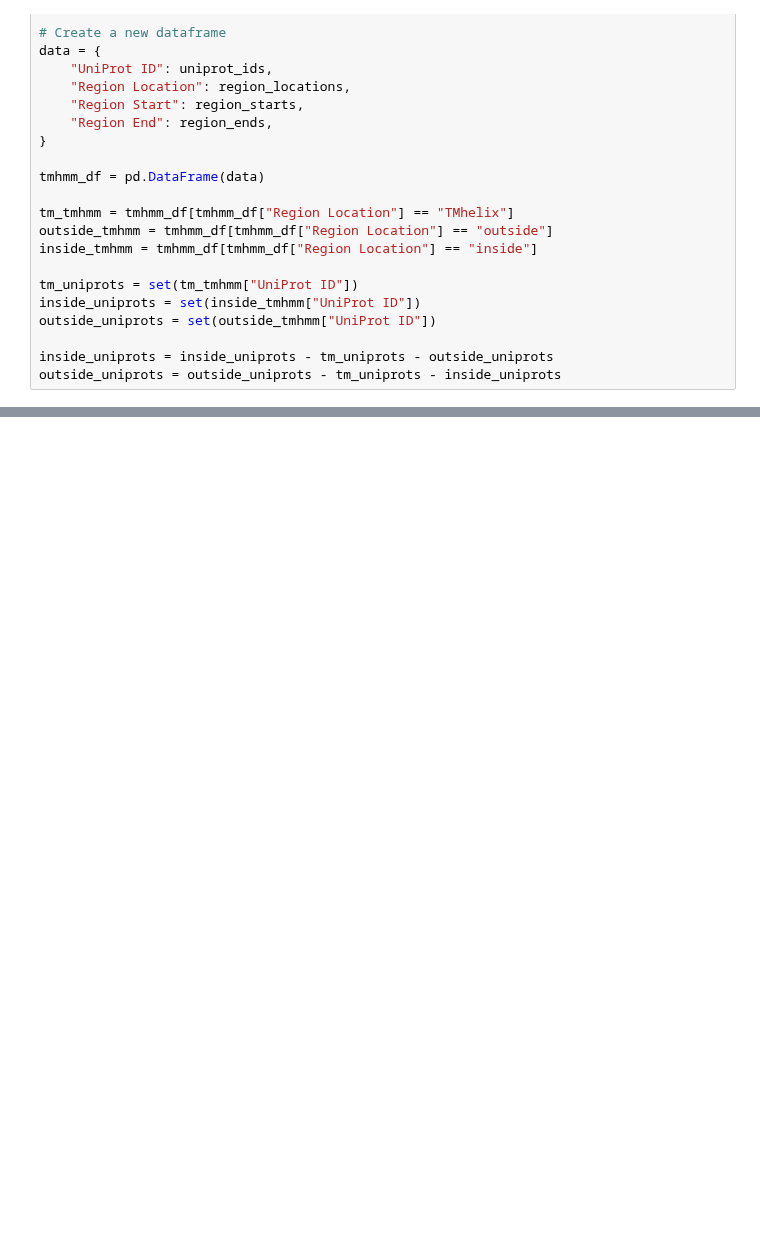
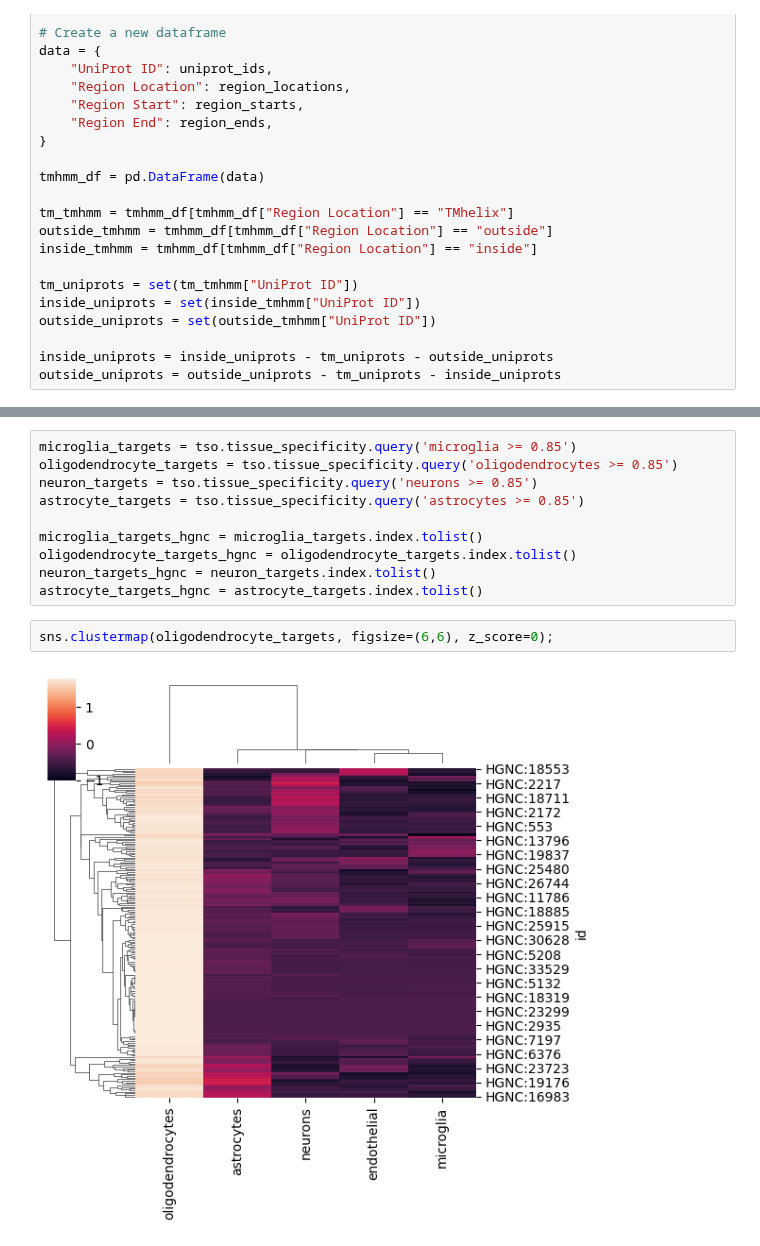
Before and after one commit to Walt-Lab/bdev_mass_spec, a Jupyter notebook: HT_analysis.ipynb, the cells around one changed output, grey strips where cells are left out. Drawn from its saved outputs; the diff is of its cells as text; blank space fills up the shorter version.

```diff
--- a/HT_analysis.ipynb
+++ b/HT_analysis.ipynb
@@ -158,0 +201,14 @@ len(outside_uniprots)
+# %%
+microglia_targets = tso.tissue_specificity.query('microglia >= 0.85')
+oligodendrocyte_targets = tso.tissue_specificity.query('oligodendrocytes >= 0.85')
+neuron_targets = tso.tissue_specificity.query('neurons >= 0.85')
+astrocyte_targets = tso.tissue_specificity.query('astrocytes >= 0.85')
+
+microglia_targets_hgnc = microglia_targets.index.tolist()
+oligodendrocyte_targets_hgnc = oligodendrocyte_targets.index.tolist()
+neuron_targets_hgnc = neuron_targets.index.tolist()
+astrocyte_targets_hgnc = astrocyte_targets.index.tolist()
+# %%
+sns.clustermap(oligodendrocyte_targets, figsize=(6,6), z_score=0);
+# %% [output]
+[figure, added]
```
Also changed, not shown: parts of 17 cells of this notebook.
